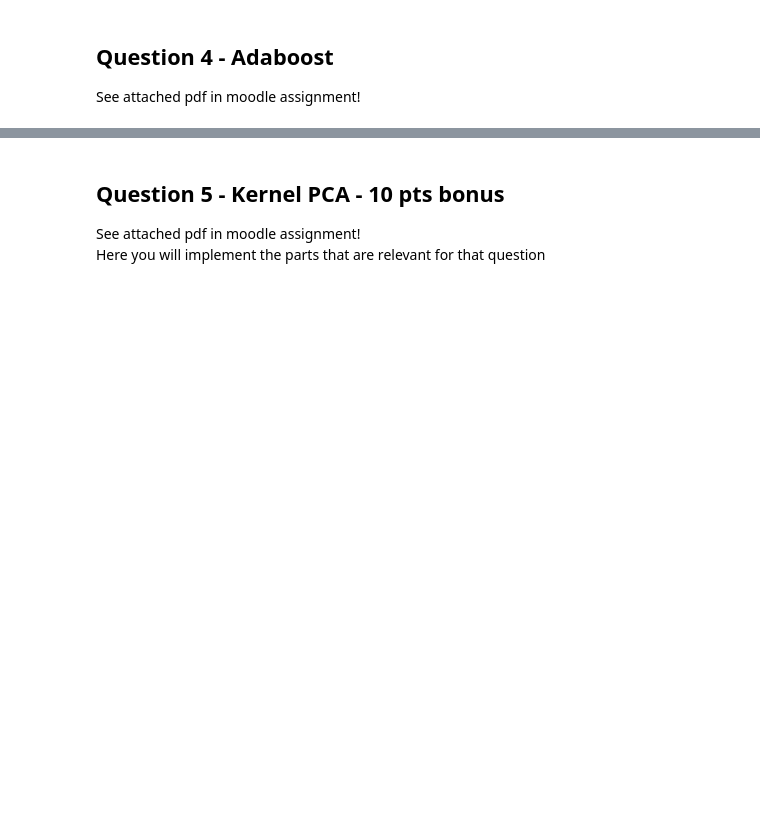
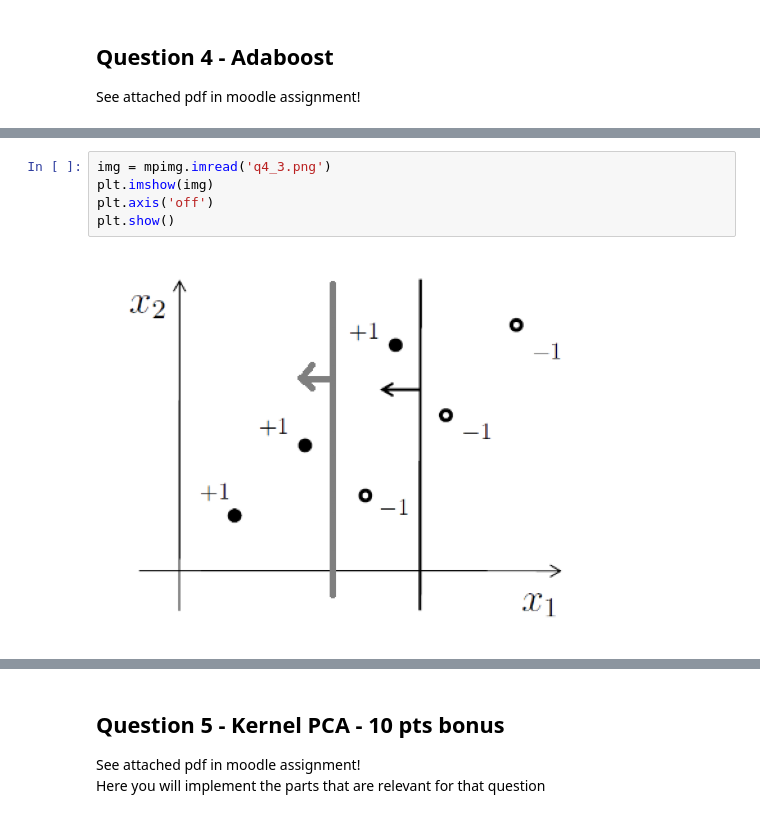
Before and after one commit to samihwar/machine_learning, a Jupyter notebook: HW4_sol.ipynb, the cells around one changed output, grey strips where cells are left out. Cells and saved outputs as stored; diff of their text form; blank space fills up the shorter version.

```diff
--- a/HW4_sol.ipynb
+++ b/HW4_sol.ipynb
@@ -748,0 +794,7 @@ See attached pdf in moodle assignment!
+# %%
+img = mpimg.imread('q4_3.png')
+plt.imshow(img)
+plt.axis('off')
+plt.show()
+# %% [output]
+[figure, added]
```
Also changed, not shown: parts of 5 cells of this notebook.
